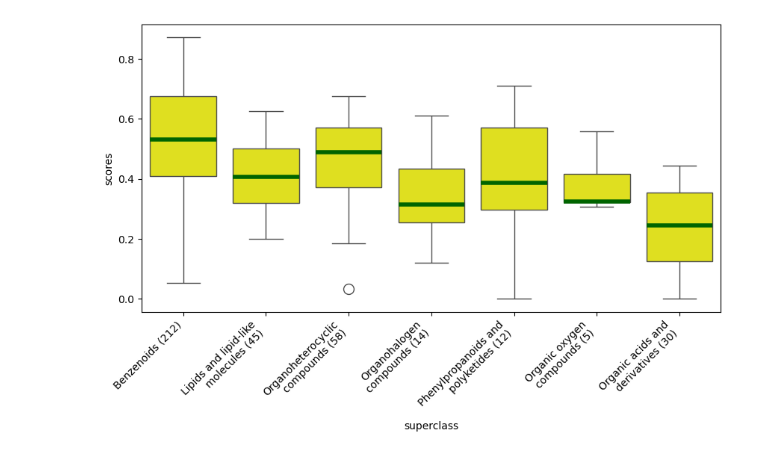
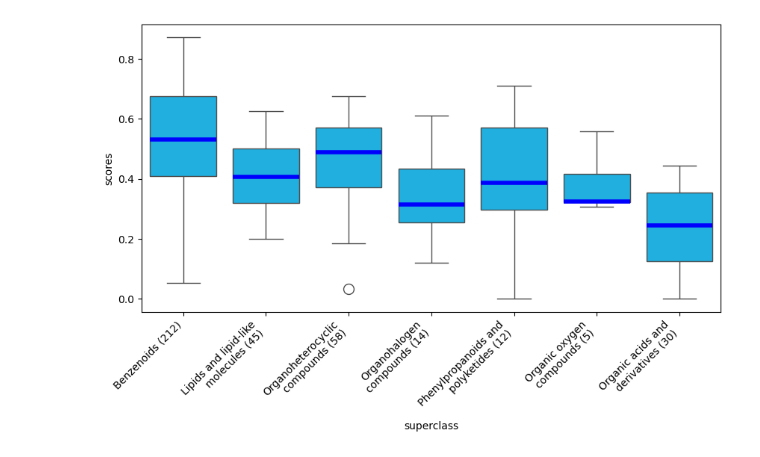
Before and after one commit to RECETOX/ei_spectra_predictions, a Jupyter notebook: analysis/Python_scripts/entropy_plots.ipynb, the cells around one changed output. Drawn from its saved outputs; the diff is of its cells as text; code cells hidden in the pictures.

Commit message:
changed color to blue

```diff
--- a/analysis/Python_scripts/entropy_plots.ipynb
+++ b/analysis/Python_scripts/entropy_plots.ipynb
@@ -3,35 +3,35 @@ import pandas as pd
 from utils import *
 from plotting import *
 # %%
-entropy_scores = pd.read_csv("../data/output_matching/entropy/entropy_tol_5ppm.tsv", sep="\t")
+entropy_scores = pd.read_csv("../data/output_matching/entropy/entropy_tol_0.0035da.tsv", sep="\t")
 entropy_scores = append_classes(entropy_scores, "query")
 # %%
 larger_superclasses = entropy_scores.groupby("superclass").filter(lambda x: len(x) > 2)
 # %%
 order = [
     "Benzenoids",
     "Lipids and lipid-like molecules",
     "Organoheterocyclic compounds",
     "Organohalogen compounds",
     "Phenylpropanoids and polyketides",
     "Organic oxygen compounds",
     "Organic acids and derivatives"
 ]
 
 plot_width = calc_plot_width(entropy_scores, "superclass", 1)
 fig = plt.figure(figsize=(plot_width, 5))
 ax = sns.boxplot(
     x="superclass",
     y='scores',
     data=larger_superclasses,
     order = order,
-    color="yellow",
-    medianprops={'color': "darkgreen", 'linewidth': 4.0},
+    color="deepskyblue",
+    medianprops={'color': "blue", 'linewidth': 4.0},
     flierprops={'marker': 'o', 'markersize': 10, 'markerfacecolor': 'none'})
 
 count_data = entropy_scores["superclass"].value_counts() * 2
 
 # # Add the count labels to the x-axis
 make_xticklabels(22, ax, count_data)
 # %% [output]
-[figure, old version]
+[figure, new version]
```
